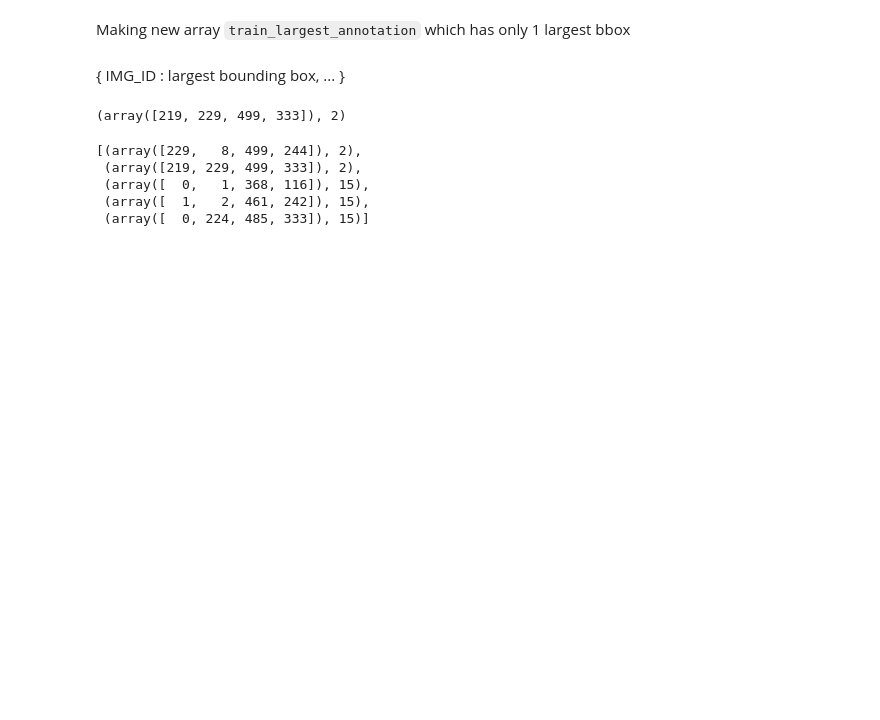
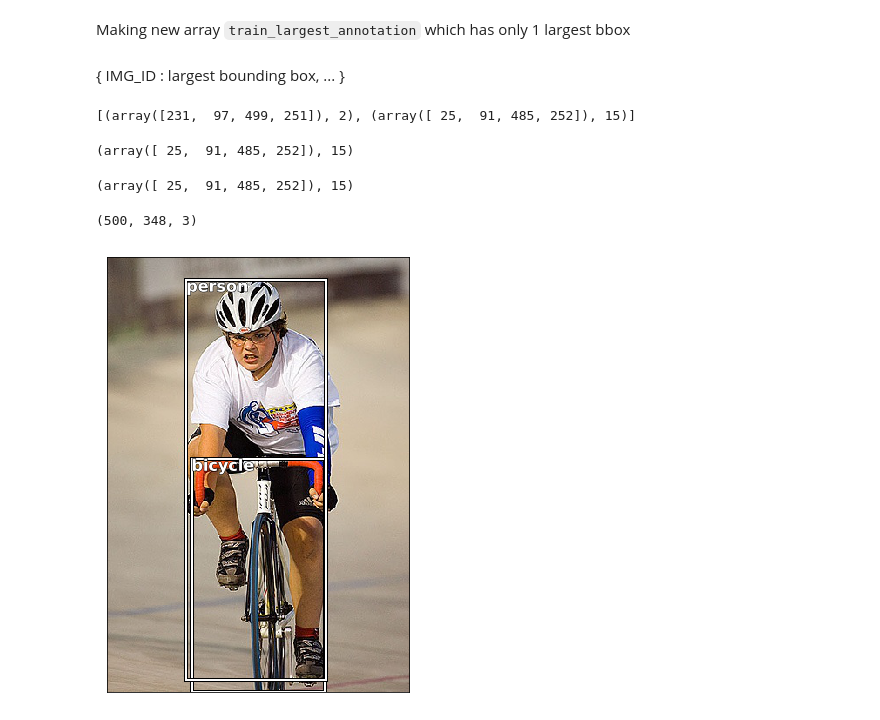
Before and after one commit to groverpr/deep-learning, a Jupyter notebook: Object Detection.ipynb, the cells around one changed output. Saved outputs shown, nothing was run; the diff lists cells and outputs as text; code cells hidden in the pictures; blank space fills up the shorter version.

```diff
--- a/Object Detection.ipynb
+++ b/Object Detection.ipynb
@@ -388,18 +404,23 @@ Making new array `train_largest_annotation` which has only 1 largest bbox
     IMG_ID : largest bounding box,
     ...
 }
+# %%
+train_annotation[1309]
+# %% [output]
+[(array([231,  97, 499, 251]), 2), (array([ 25,  91, 485, 252]), 15)]
+# %%
+get_largest_bb(train_annotation[1309])
+# %% [output]
+(array([ 25,  91, 485, 252]), 15)
 # %%
 train_largest_annotation = {a: get_largest_bb(b) for a,b in train_annotation.items()}
 # %%
-train_largest_annotation[23]
+train_largest_annotation[1309]
 # %% [output]
-(array([219, 229, 499, 333]), 2)
+(array([ 25,  91, 485, 252]), 15)
-# %%
-train_annotation[23]
-# %% [output]
-[(array([229,   8, 499, 244]), 2),
- (array([219, 229, 499, 333]), 2),
- (array([  0,   1, 368, 116]), 15),
- (array([  1,   2, 461, 242]), 15),
- (array([  0, 224, 485, 333]), 15)]
+# %%
+draw_idx(1309, train_annotation)
+# %% [output]
+(500, 348, 3)
+[figure, added]
 # %%
```
Also changed, not shown: parts of 41 cells of this notebook.
